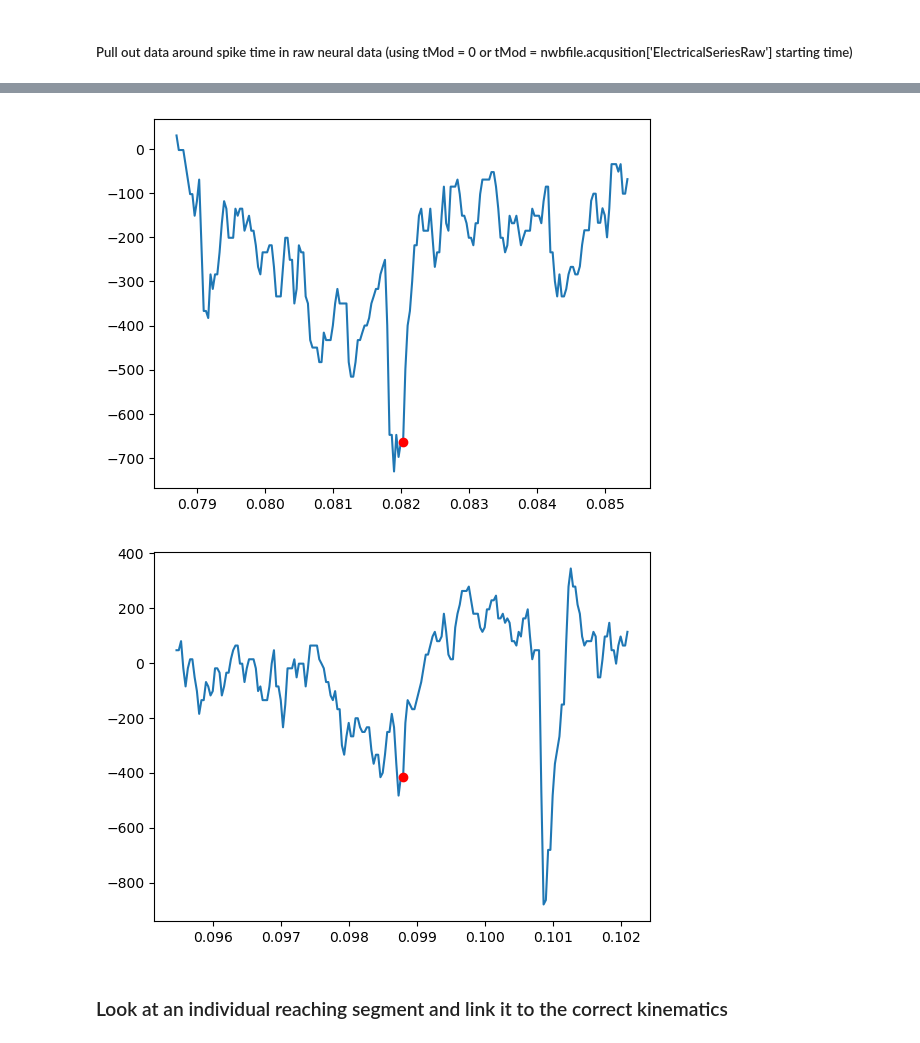
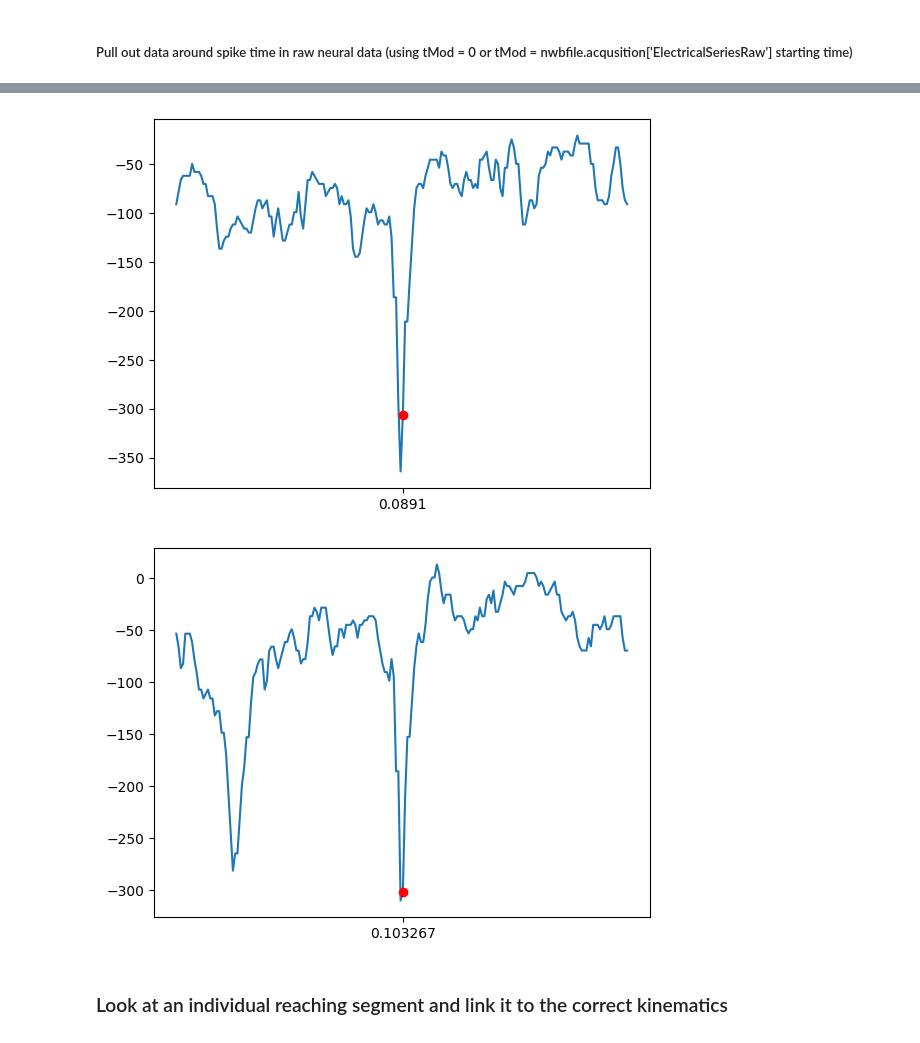
Before and after one commit to hatsopoulos-lab/marmoset-data_processing, a Jupyter notebook: nwb_tools/GUIDE_working_with_nwb_file.ipynb, the cells around one changed output, grey strips where cells are left out. Drawn from its saved outputs; the diff is of its cells as text; code cells hidden in the pictures.

```diff
--- a/nwb_tools/GUIDE_working_with_nwb_file.ipynb
+++ b/nwb_tools/GUIDE_working_with_nwb_file.ipynb
@@ -32,13 +31,14 @@ from hatlab_nwb_functions import read_prb_hatlab, plot_prb
 # nwb_processed_file   = '/project/nicho/data/marmosets/electrophys_data_for_processing/TY20210211_freeAndMoths/TY20210211_freeAndMoths-003_processed.nwb'
 #nwb_processed_file   = '/project/nicho/data/marmosets/electrophys_data_for_processing/TY20210211_freeAndMoths/TY20210211_freeAndMoths-003_processed_resorted_20230612.nwb'
 
+nwb_acquisition_file = '/project/nicho/data/marmosets/electrophys_data_for_processing/JL20230917_1300_freeAndCrickets_day03/JL20230917_1300_freeAndCrickets_day03001_acquisition.nwb'
 io_acq = NWBHDF5IO(nwb_acquisition_file, mode='r')
 nwb_acq = io_acq.read()
-
-nwb_processed_file = '/project/nicho/projects/dalton/data/TY20210211_freeAndMoths-003_DM.nwb'
-
-io_prc = NWBHDF5IO(nwb_processed_file, mode='r')
-nwb_prc = io_prc.read()
+# %%
+nwb_processed_file = '/project/nicho/data/marmosets/electrophys_data_for_processing/MG20230416_1505_mothsAndFree/MG20230416_1505_mothsAndFree-002_processed_OLD_NEUROCONV.nwb'
+
+io_prc = NWBHDF5IO(nwb_processed_file, mode='r')
+nwb_prc = io_prc.read()
 # %% [markdown]
 ### Use nwb2widget to explore the data
 # %%
@@ -77,12 +96,14 @@ Fields:
 # removed_chans = [29, 33, 49, 51, 66, 80]
 # This is pasted from the processing script used to spike sort (and then subtracted by 1 for python indexing).
 # Check around these channel indices to make sure spike times align with spikes in the raw data.
-channel_index=81
+channel_index=32
+
+es_key = [key for key in nwb_acq.acquisition.keys() if 'Electrical' in key][0]
 
 # create timestamps for raw neural data from starting_time, rate, and data shape
-start = nwb_acq.acquisition['ElectricalSeriesRaw'].starting_time
-step = 1/nwb_acq.acquisition['ElectricalSeriesRaw'].rate
-stop = start + step*nwb_acq.acquisition['ElectricalSeriesRaw'].data.shape[0]
+start = nwb_acq.acquisition[es_key].starting_time
+step = 1/nwb_acq.acquisition[es_key].rate
+stop = start + step*nwb_acq.acquisition[es_key].data.shape[0]
 raw_timestamps = np.arange(start, stop, step)
 
 # get sorted units information, extract spike_times
@@ -93,12 +114,12 @@ spike_times = unit_to_plot.spike_times
 
 # Get electrodes table, extract the channel index matching the desired electrode_label
 raw_elec_index = channel_index
-raw_elec_table = nwb_acq.acquisition['ElectricalSeriesRaw'].electrodes.to_dataframe()
+raw_elec_table = nwb_acq.acquisition[es_key].electrodes.to_dataframe()
 conversion_factor = raw_elec_table['gain_to_uV'][raw_elec_index]
 # conversion_factor = raw_elec_table['gain_to_uV'][channel_index] * nwb_acq.acquisition['ElectricalSeriesRaw'].conversion
 
 # Get first 200000 samples raw data for that channel index
-raw_data_single_chan = nwb_acq.acquisition['ElectricalSeriesRaw'].data[:200000, raw_elec_index] * conversion_factor
+raw_data_single_chan = nwb_acq.acquisition[es_key].data[:200000, raw_elec_index] * conversion_factor
 
 # unit_to_plot
 # %% [markdown]
@@ -111,5 +132,6 @@ for spkNum in range(5):
     plt.plot(raw_timestamps[spikes_indexed_in_raw[spkNum] - 100 : spikes_indexed_in_raw[spkNum] + 100],
              raw_data_single_chan[spikes_indexed_in_raw[spkNum] - 100 : spikes_indexed_in_raw[spkNum] + 100])
     plt.plot(raw_timestamps[spikes_indexed_in_raw[spkNum]], raw_data_single_chan[spikes_indexed_in_raw[spkNum]], 'or')
+    plt.gca().set_xticks([raw_timestamps[spikes_indexed_in_raw[spkNum]]])
     plt.show()
 # %% [output]
@@ -119,5 +141,5 @@ for spkNum in range(5):
-[figure, old version]
+[figure, new version]
-[figure, old version]
+[figure, new version]
 # %% [markdown]
 ### Look at an individual reaching segment and link it to the correct kinematics
 # %%
```
Also changed, not shown: parts of 7 cells of this notebook, 41 other files.
